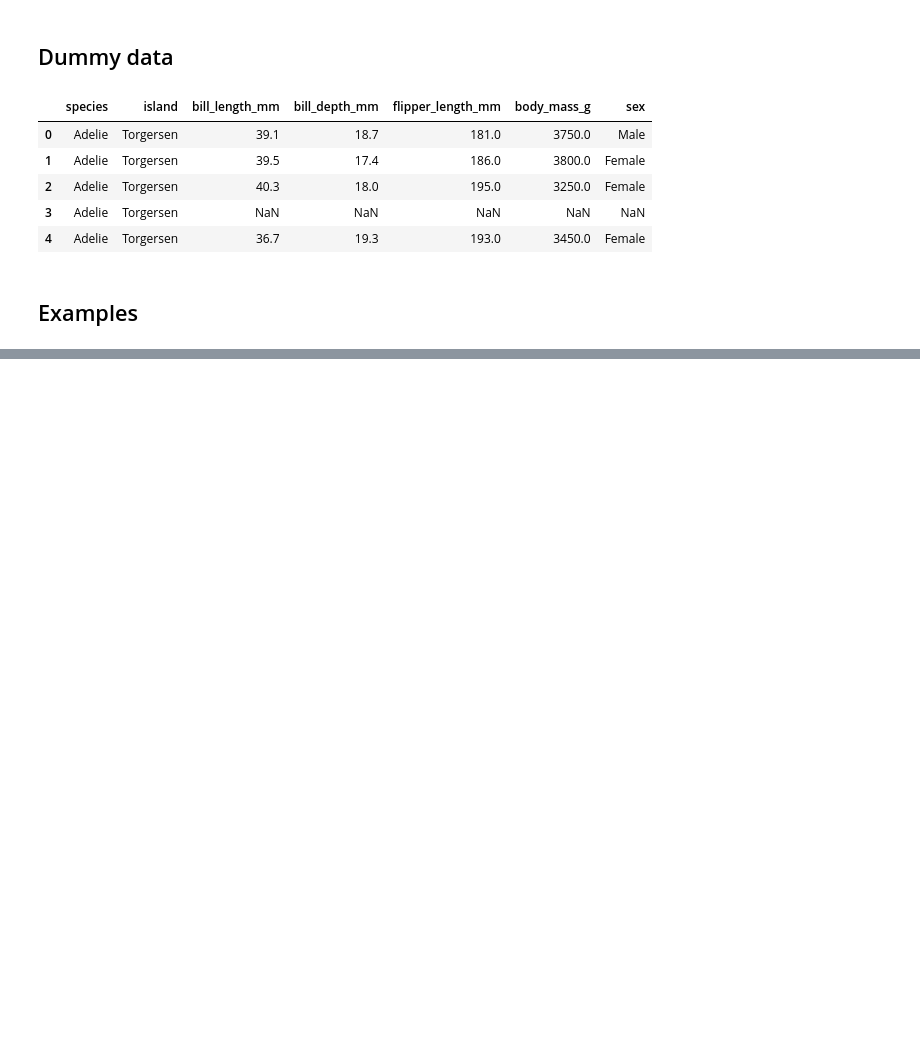
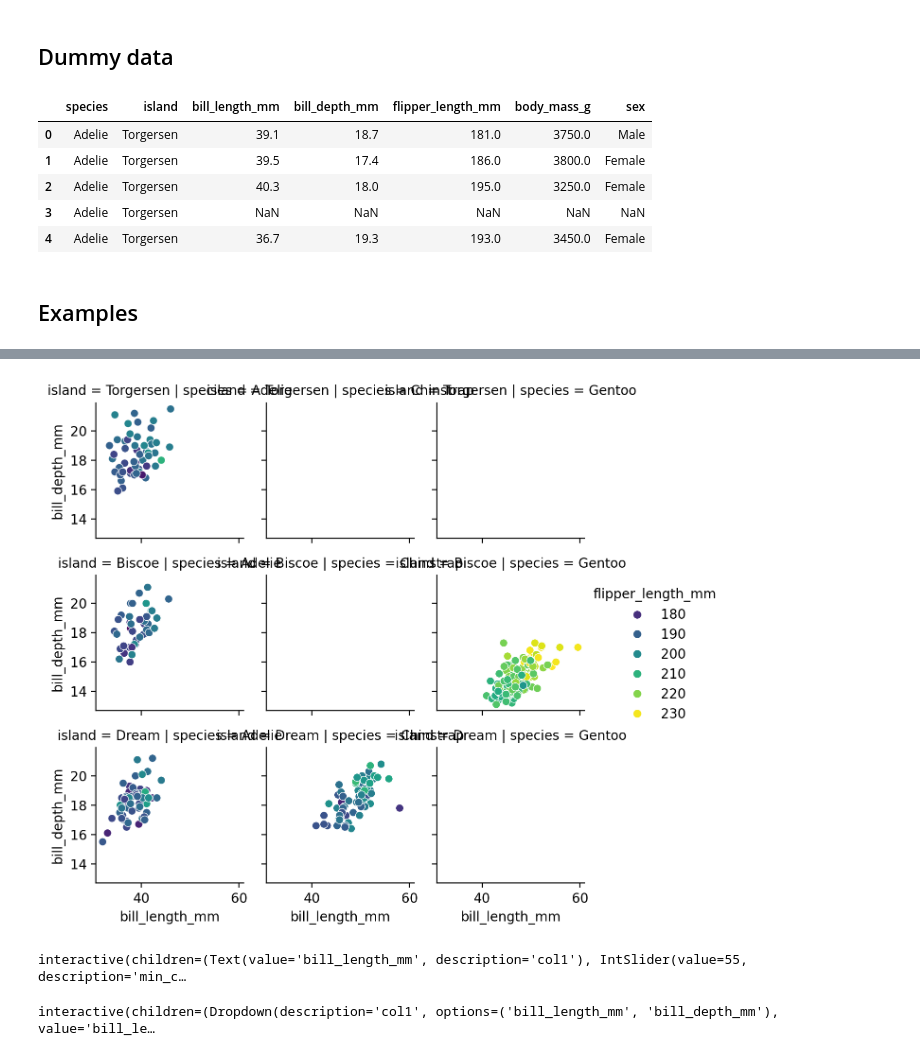
Before and after one commit to munch-group/plotwidgets, a Jupyter notebook: docs/examples/showcase.ipynb, the cells around one changed output, grey strips where cells are left out. Drawn from its saved outputs; the diff is of its cells as text; code cells hidden in the pictures; blank space fills up the shorter version.

```diff
--- a/docs/examples/showcase.ipynb
+++ b/docs/examples/showcase.ipynb
@@ -16,8 +20,8 @@ importlib.reload(widgetplots)
 # %% [markdown]
 ## Dummy data
 # %%
-data_frame = sns.load_dataset('penguins')
-data_frame.head()
+data = sns.load_dataset('penguins')
+data.head()
 # %% [output]
 |  | species | island | bill_length_mm | bill_depth_mm | flipper_length_mm | body_mass_g | sex |
 | 0 | Adelie | Torgersen | 39.1 | 18.7 | 181.0 | 3750.0 | Male |
@@ -35,0 +42,33 @@ HBox(children=(Dropdown(description='Plot:', options=(('boxplot', <function boxp
+# %%
+import seaborn as sns
+sns.set_style({'style': 'darkgrid', 'palette': 'viridis'})
+sns.relplot(data, x='bill_length_mm', y='bill_depth_mm', hue='flipper_length_mm',
+            row='island', col='species',
+            palette='viridis', kind='scatter', height=2) ;
+# %% [output]
+[figure, added]
+# %%
+from ipywidgets import interact
+import matplotlib.pyplot as plt
+
+@interact
+def show_more_than(col1='bill_length_mm', min_col1=55, col2='bill_depth_mm', min_col2=15):
+    with pd.option_context('display.max_rows', None,):
+        display(data.loc[(data[col1] > min_col1) & (data[col2] > min_col2)])
+# %% [output]
+interactive(children=(Text(value='bill_length_mm', description='col1'), IntSlider(value=55, description='min_c…
+# %%
+@interact
+def show_more_than(col1=['bill_length_mm', 'bill_depth_mm'], min_col1=55, col2='bill_depth_mm', min_col2=15):
+    df = data.loc[(data[col1] > min_col1) & (data[col2] > min_col2)]
+    sns.scatterplot(df, x='flipper_length_mm', y='body_mass_g')
+    a, b = data.flipper_length_mm.min(), data.flipper_length_mm.max()
+    a -= a*0.03
+    b += b*0.03
+    plt.xlim(a, b)
+    a, b = data.body_mass_g.min(), data.body_mass_g.max()
+    a -= a*0.03
+    b += b*0.03
+    plt.ylim(a, b)
+# %% [output]
+interactive(children=(Dropdown(description='col1', options=('bill_length_mm', 'bill_depth_mm'), value='bill_le…
```
Also changed, not shown: parts of 26 cells of this notebook, 9 other files.
